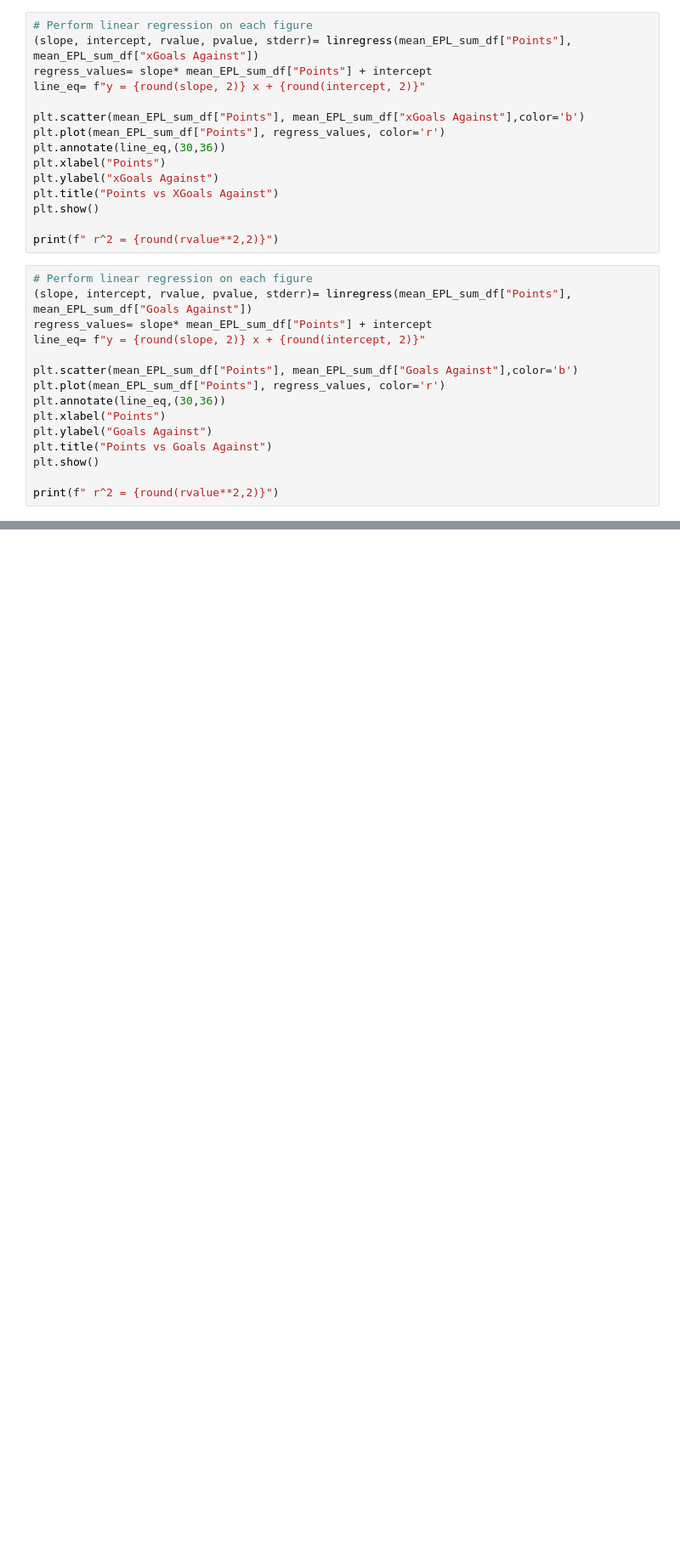
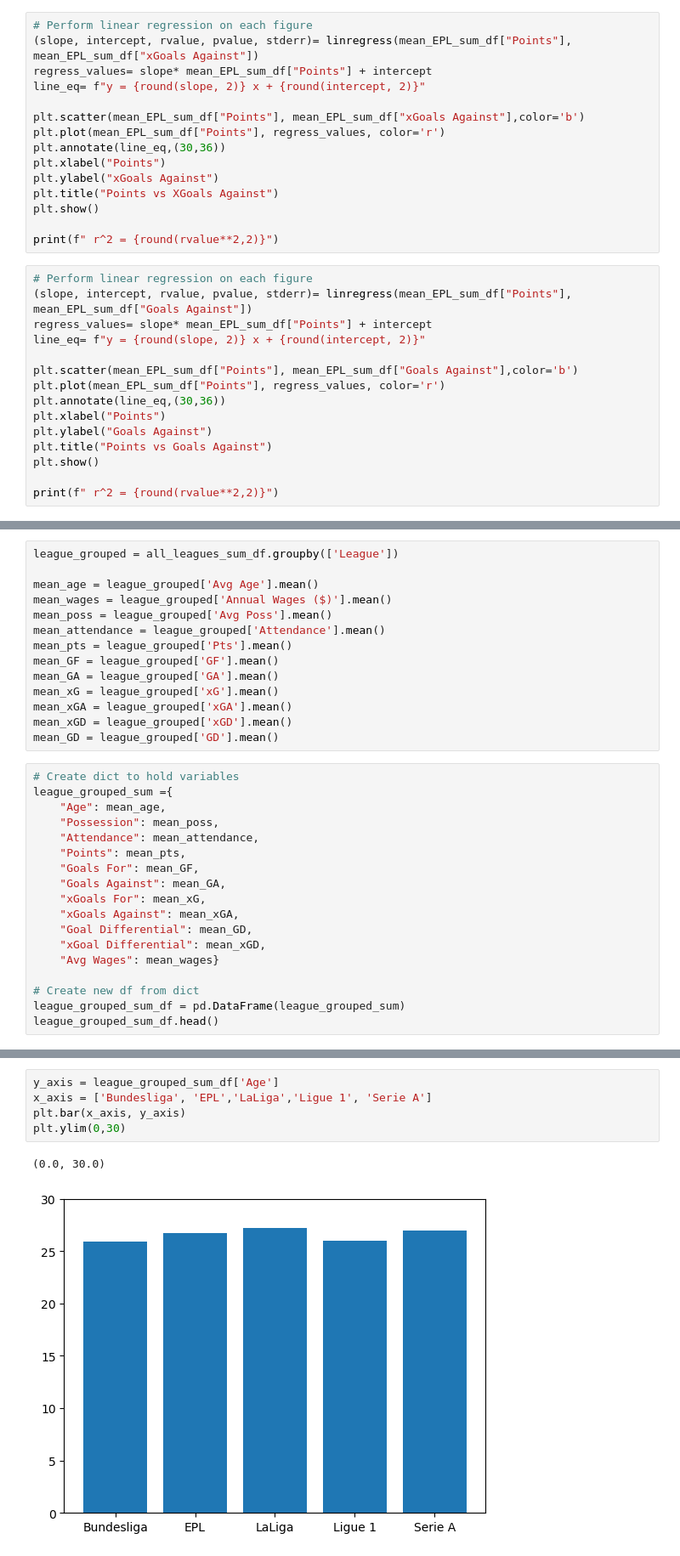
Before and after one commit to GurpreetChugh/Project-Football, a Jupyter notebook: Project_Football_Analysis.ipynb, the cells around one changed output, grey strips where cells are left out. Shown at 85% size. Cells and saved outputs as stored; diff of their text form; blank space fills up the shorter version.

```diff
--- a/Project_Football_Analysis.ipynb
+++ b/Project_Football_Analysis.ipynb
@@ -582,0 +657,32 @@ print(f" r^2 = {round(rvalue**2,2)}")
+# %%
+league_grouped = all_leagues_sum_df.groupby(['League'])
+
+mean_age = league_grouped['Avg Age'].mean()
+mean_wages = league_grouped['Annual Wages ($)'].mean()
+mean_poss = league_grouped['Avg Poss'].mean()
+mean_attendance = league_grouped['Attendance'].mean()
+mean_pts = league_grouped['Pts'].mean()
+mean_GF = league_grouped['GF'].mean()
+mean_GA = league_grouped['GA'].mean()
+mean_xG = league_grouped['xG'].mean()
+mean_xGA = league_grouped['xGA'].mean()
+mean_xGD = league_grouped['xGD'].mean()
+mean_GD = league_grouped['GD'].mean()
+# %%
+# Create dict to hold variables
+league_grouped_sum ={
+    "Age": mean_age,
+    "Possession": mean_poss,
+    "Attendance": mean_attendance,
+    "Points": mean_pts,
+    "Goals For": mean_GF,
+    "Goals Against": mean_GA,
+    "xGoals For": mean_xG,
+    "xGoals Against": mean_xGA,
+    "Goal Differential": mean_GD,
+    "xGoal Differential": mean_xGD,
+    "Avg Wages": mean_wages}
+
+# Create new df from dict
+league_grouped_sum_df = pd.DataFrame(league_grouped_sum)
+league_grouped_sum_df.head()
@@ -582,0 +697,8 @@ print(f" r^2 = {round(rvalue**2,2)}")
+# %%
+y_axis = league_grouped_sum_df['Age']
+x_axis = ['Bundesliga', 'EPL','LaLiga','Ligue 1', 'Serie A']
+plt.bar(x_axis, y_axis)
+plt.ylim(0,30)
+# %% [output]
+(0.0, 30.0)
+[figure, added]
```
Also changed, not shown: parts of 46 cells of this notebook.
